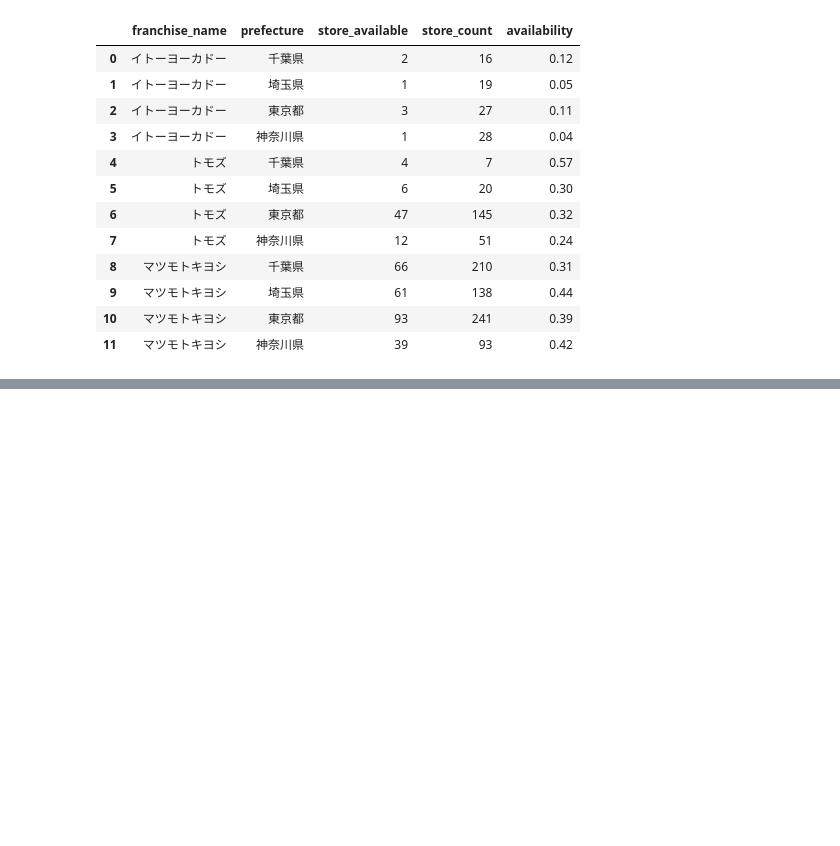
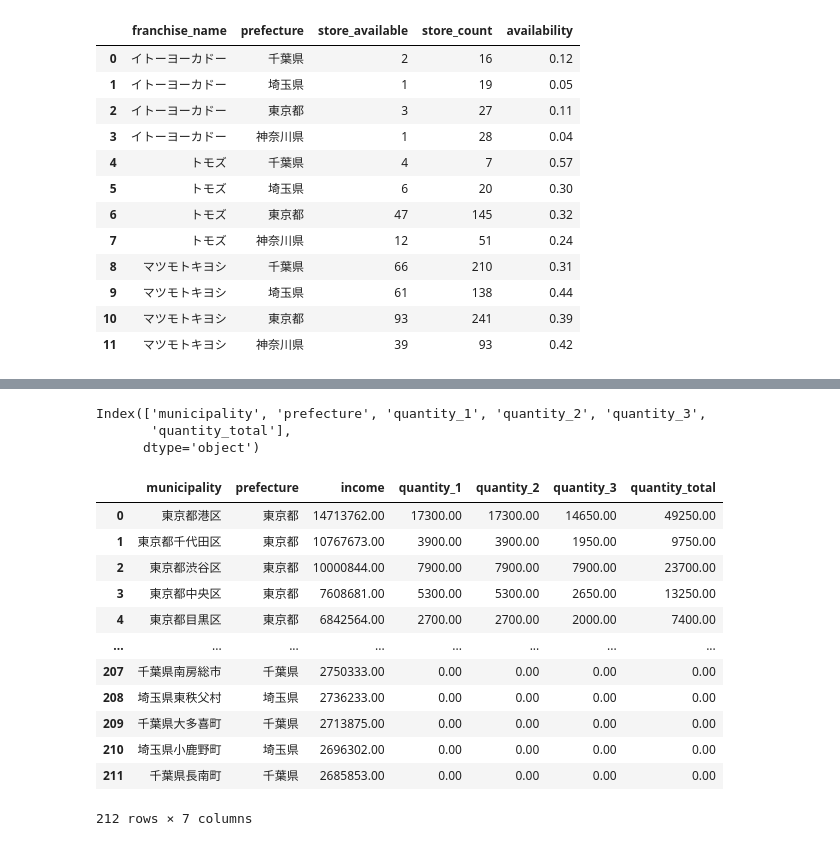
Before and after one commit to Kensuzuki95/EY_Assignment, a Jupyter notebook: Assignment_Analysis.ipynb, the cells around one changed output, grey strips where cells are left out. Drawn from its saved outputs; the diff is of its cells as text; code cells hidden in the pictures; blank space fills up the shorter version.

```diff
--- a/Assignment_Analysis.ipynb
+++ b/Assignment_Analysis.ipynb
@@ -806,0 +853,33 @@ product_availability
+# %%
+# Group the data by 'municipality' and 'prefecture', and sum the 'quantity' columns
+municipality_sales = invoice_data.groupby(['municipality', 'prefecture']).agg({'quantity_1': 'sum', 'quantity_2': 'sum', 'quantity_3': 'sum'}).reset_index()
+municipality_sales['quantity_total'] = municipality_sales['quantity_1'] + municipality_sales['quantity_2'] + municipality_sales['quantity_3']
+
+# Print the resulting dataset
+municipality_sales.columns
+# %% [output]
+Index(['municipality', 'prefecture', 'quantity_1', 'quantity_2', 'quantity_3',
+       'quantity_total'],
+      dtype='object')
+# %%
+# Merge the two dataset using municipality as a key
+sales = pd.merge(income_data_mod[['municipality', 'prefecture', 'income']],
+                 municipality_sales[['municipality', 'quantity_1', 'quantity_2', 'quantity_3', 'quantity_total']],
+                 how='left', on = 'municipality', suffixes = ('_left', '_right'))
+sales = sales.fillna(0)
+sales['income'] = sales['income'].astype(float)
+sales
+# %% [output]
+|  | municipality | prefecture | income | quantity_1 | quantity_2 | quantity_3 | quantity_total |
+| 0 | 東京都港区 | 東京都 | 14713762.00 | 17300.00 | 17300.00 | 14650.00 | 49250.00 |
+| 1 | 東京都千代田区 | 東京都 | 10767673.00 | 3900.00 | 3900.00 | 1950.00 | 9750.00 |
+| 2 | 東京都渋谷区 | 東京都 | 10000844.00 | 7900.00 | 7900.00 | 7900.00 | 23700.00 |
+| 3 | 東京都中央区 | 東京都 | 7608681.00 | 5300.00 | 5300.00 | 2650.00 | 13250.00 |
+| 4 | 東京都目黒区 | 東京都 | 6842564.00 | 2700.00 | 2700.00 | 2000.00 | 7400.00 |
+| ... | ... | ... | ... | ... | ... | ... | ... |
+| 207 | 千葉県南房総市 | 千葉県 | 2750333.00 | 0.00 | 0.00 | 0.00 | 0.00 |
+| 208 | 埼玉県東秩父村 | 埼玉県 | 2736233.00 | 0.00 | 0.00 | 0.00 | 0.00 |
+| 209 | 千葉県大多喜町 | 千葉県 | 2713875.00 | 0.00 | 0.00 | 0.00 | 0.00 |
+| 210 | 埼玉県小鹿野町 | 埼玉県 | 2696302.00 | 0.00 | 0.00 | 0.00 | 0.00 |
+| 211 | 千葉県長南町 | 千葉県 | 2685853.00 | 0.00 | 0.00 | 0.00 | 0.00 |
+212 rows × 7 columns
```
Also changed, not shown: parts of 18 cells of this notebook.
